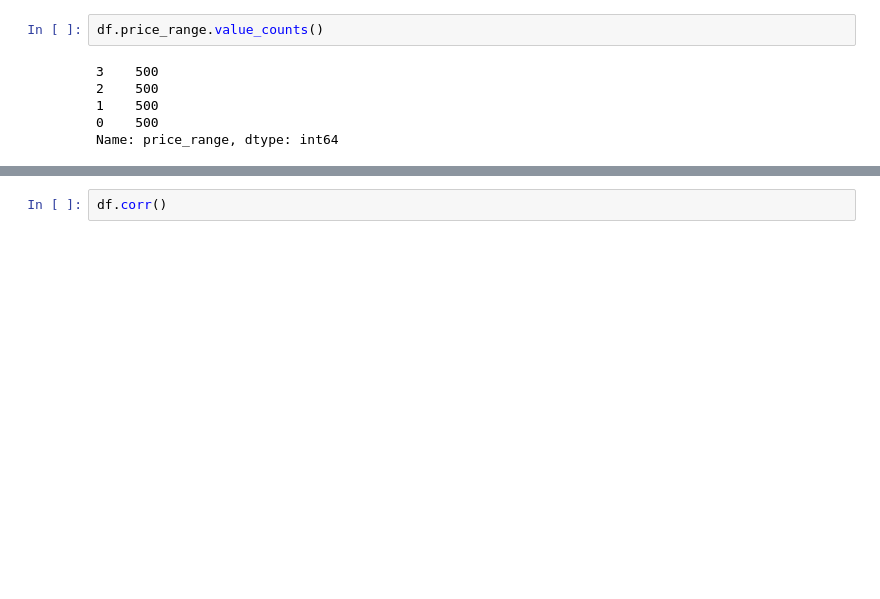
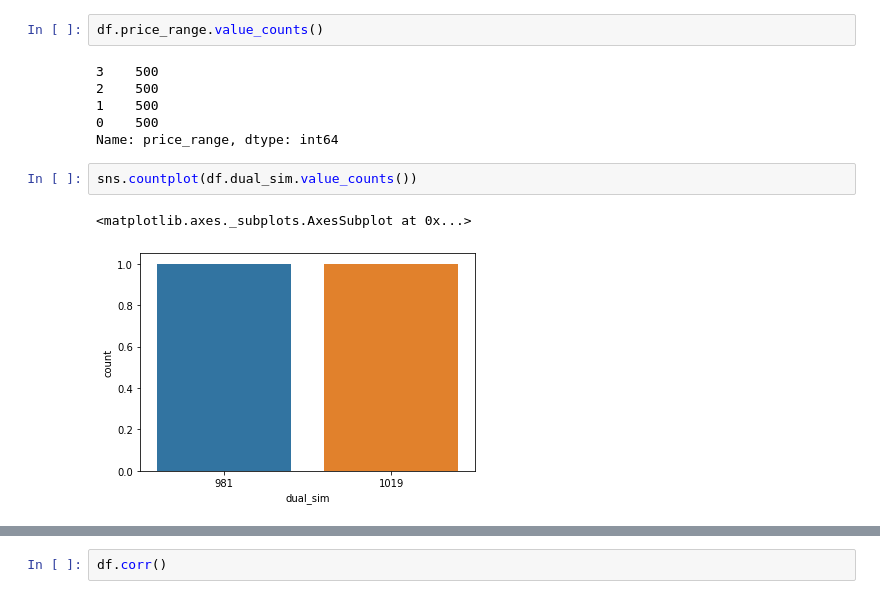
Before and after one commit to VaideswarReddy/Mobile_price_prediction, a Jupyter notebook: Mobile_price_prediction_Vaideswar.ipynb, the cells around one changed output, grey strips where cells are left out. Saved outputs shown, nothing was run; the diff lists cells and outputs as text; blank space fills up the shorter version.

```diff
--- a/Mobile_price_prediction_Vaideswar.ipynb
+++ b/Mobile_price_prediction_Vaideswar.ipynb
@@ -65,3 +79,8 @@ df.price_range.value_counts()
 1    500
 0    500
 Name: price_range, dtype: int64
+# %%
+sns.countplot(df.dual_sim.value_counts())
+# %% [output]
+<matplotlib.axes._subplots.AxesSubplot at 0x...>
+[figure, added]
```
Also changed, not shown: parts of 34 cells of this notebook.
